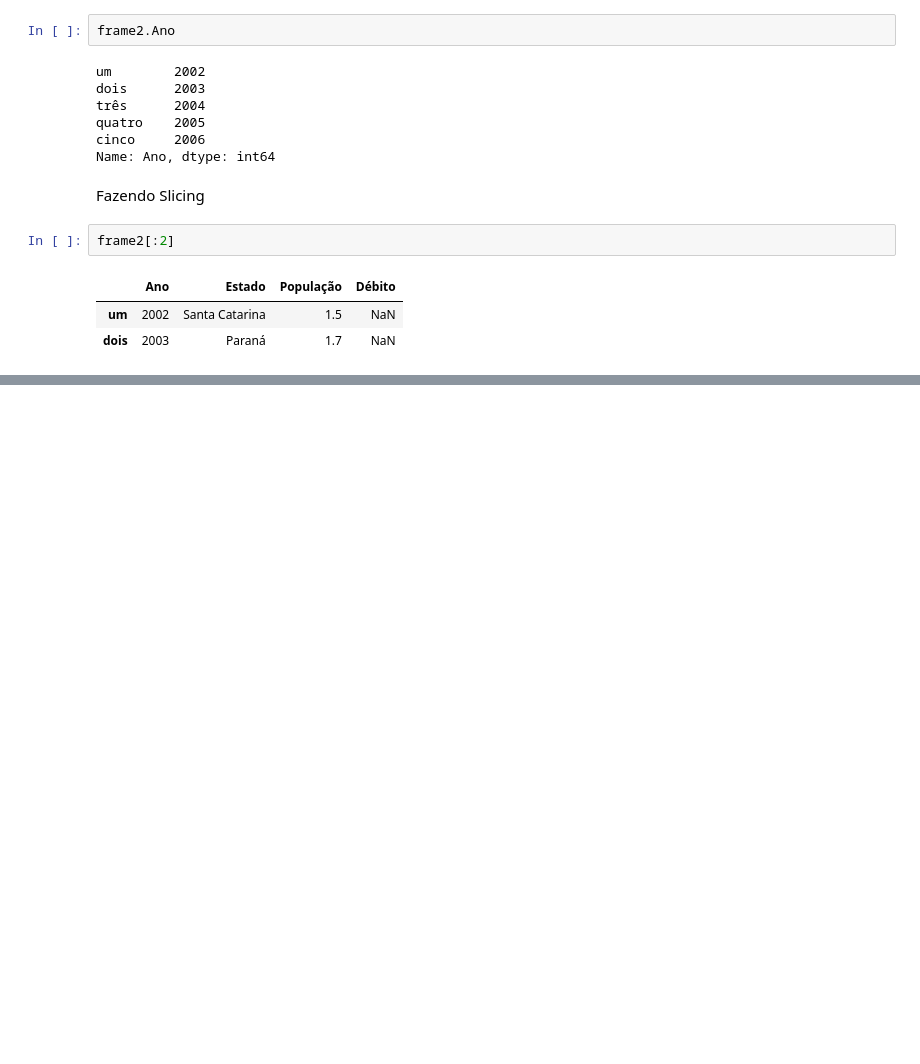
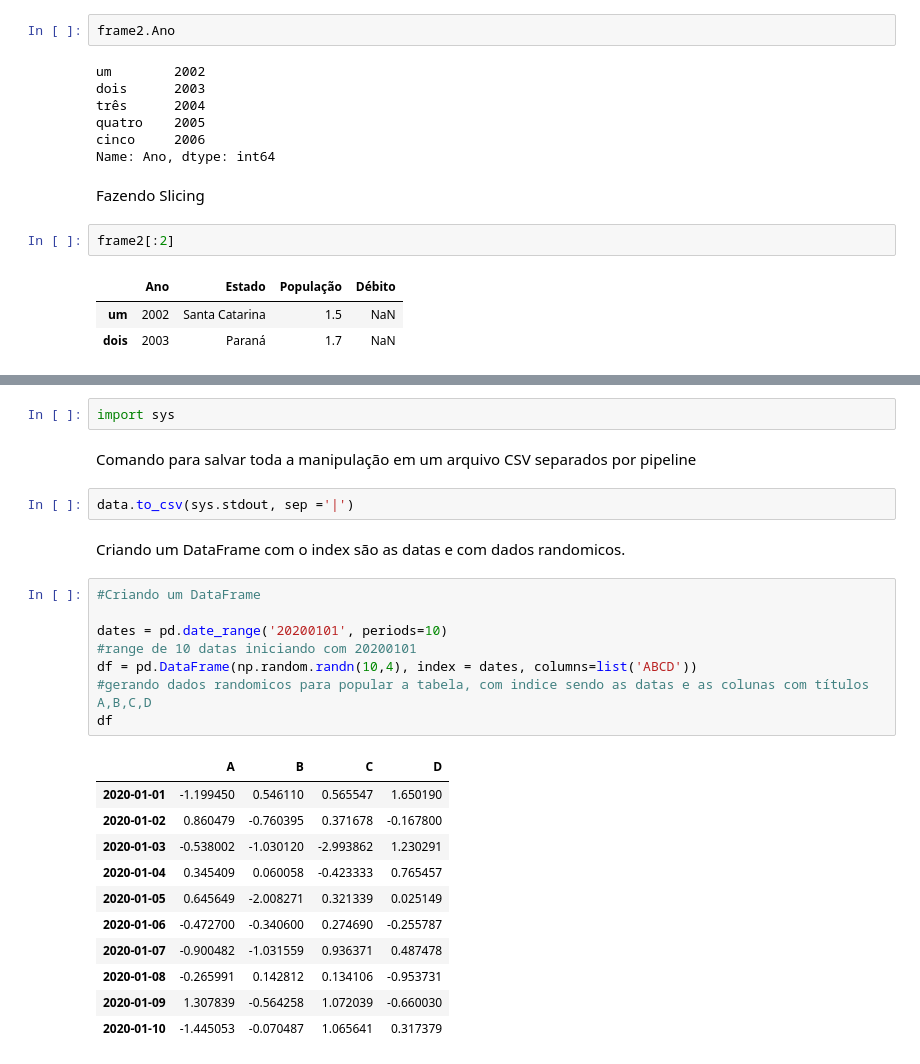
Before and after one commit to JuniorTorresMTJ/-Exercises-_of_Python, a Jupyter notebook: Pandas.ipynb, the cells around one changed output, grey strips where cells are left out. Cells and saved outputs as stored; diff of their text form; blank space fills up the shorter version.

```diff
--- a/Pandas.ipynb
+++ b/Pandas.ipynb
@@ -293,0 +522,28 @@ FIM
+# %%
+import sys
+# %% [markdown]
+Comando para salvar toda a manipulação em um arquivo CSV separados por pipeline
+# %%
+data.to_csv(sys.stdout, sep ='|')
+# %% [markdown]
+Criando um DataFrame com o index são as datas e com dados randomicos.
+# %%
+#Criando um DataFrame
+
+dates = pd.date_range('20200101', periods=10)
+#range de 10 datas iniciando com 20200101
+df = pd.DataFrame(np.random.randn(10,4), index = dates, columns=list('ABCD'))
+#gerando dados randomicos para popular a tabela, com indice sendo as datas e as colunas com títulos A,B,C,D
+df
+# %% [output]
+|  | A | B | C | D |
+| 2020-01-01 | -1.199450 | 0.546110 | 0.565547 | 1.650190 |
+| 2020-01-02 | 0.860479 | -0.760395 | 0.371678 | -0.167800 |
+| 2020-01-03 | -0.538002 | -1.030120 | -2.993862 | 1.230291 |
+| 2020-01-04 | 0.345409 | 0.060058 | -0.423333 | 0.765457 |
+| 2020-01-05 | 0.645649 | -2.008271 | 0.321339 | 0.025149 |
+| 2020-01-06 | -0.472700 | -0.340600 | 0.274690 | -0.255787 |
+| 2020-01-07 | -0.900482 | -1.031559 | 0.936371 | 0.487478 |
+| 2020-01-08 | -0.265991 | 0.142812 | 0.134106 | -0.953731 |
+| 2020-01-09 | 1.307839 | -0.564258 | 1.072039 | -0.660030 |
+| 2020-01-10 | -1.445053 | -0.070487 | 1.065641 | 0.317379 |
```
Also changed, not shown: parts of 38 cells of this notebook.
